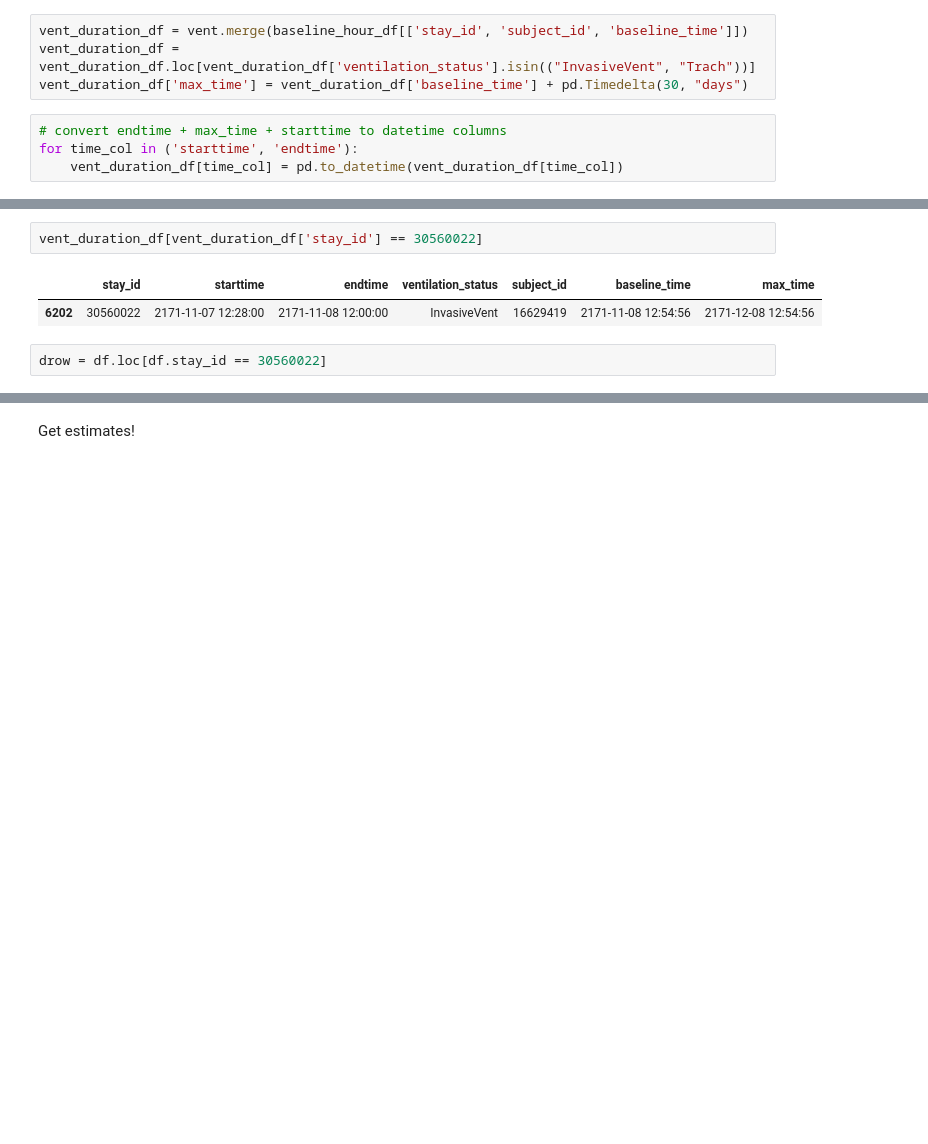
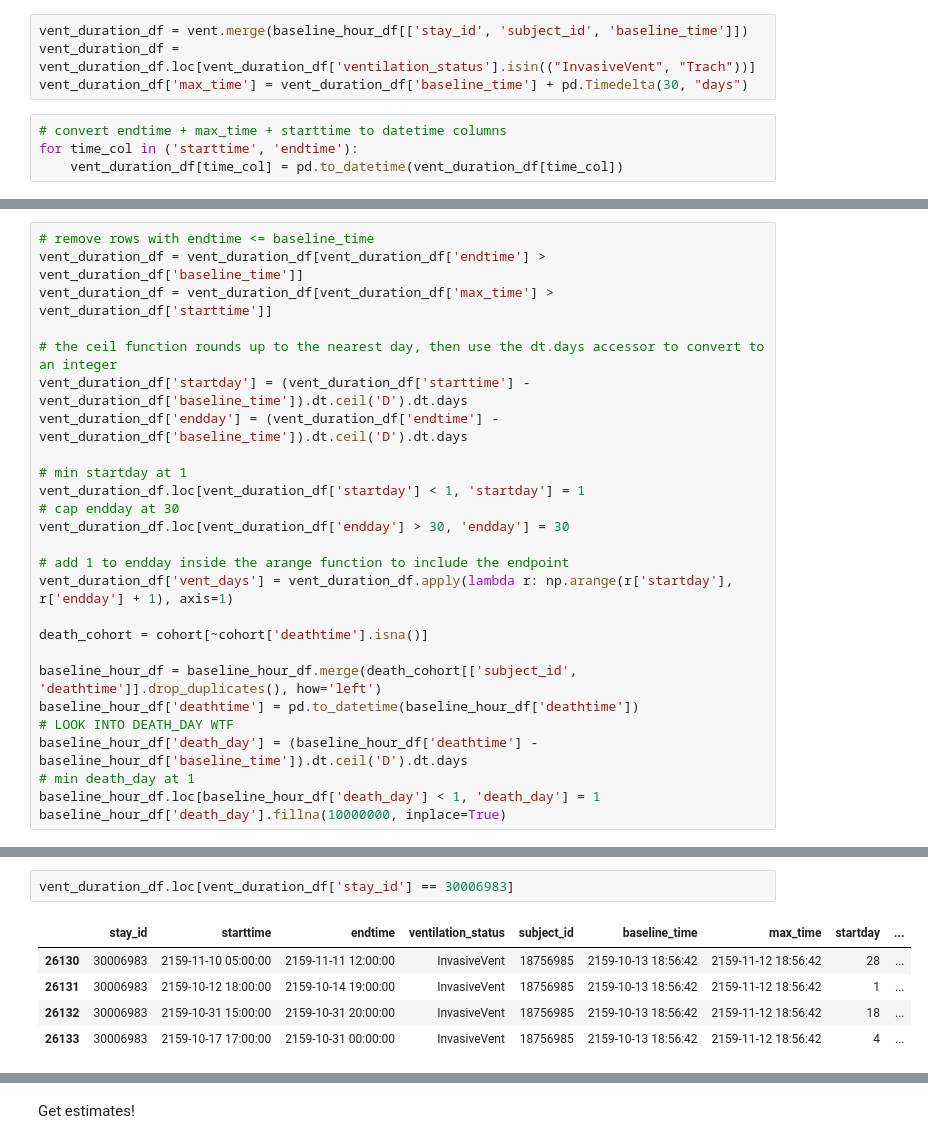
Before and after one commit to amanchoudhri/liberation-timing-paper, a Jupyter notebook: main.ipynb, the cells around one changed output, grey strips where cells are left out. Drawn from its saved outputs; the diff is of its cells as text; blank space fills up the shorter version.

```diff
--- a/main.ipynb
+++ b/main.ipynb
@@ -643,0 +639,26 @@ x = _stays(vent_duration_df)[
+# %%
+# remove rows with endtime <= baseline_time
+vent_duration_df = vent_duration_df[vent_duration_df['endtime'] > vent_duration_df['baseline_time']]
+vent_duration_df = vent_duration_df[vent_duration_df['max_time'] > vent_duration_df['starttime']]
+
+# the ceil function rounds up to the nearest day, then use the dt.days accessor to convert to an integer
+vent_duration_df['startday'] = (vent_duration_df['starttime'] - vent_duration_df['baseline_time']).dt.ceil('D').dt.days
+vent_duration_df['endday'] = (vent_duration_df['endtime'] - vent_duration_df['baseline_time']).dt.ceil('D').dt.days
+
+# min startday at 1
+vent_duration_df.loc[vent_duration_df['startday'] < 1, 'startday'] = 1
+# cap endday at 30
+vent_duration_df.loc[vent_duration_df['endday'] > 30, 'endday'] = 30
+
+# add 1 to endday inside the arange function to include the endpoint
+vent_duration_df['vent_days'] = vent_duration_df.apply(lambda r: np.arange(r['startday'], r['endday'] + 1), axis=1)
+
+death_cohort = cohort[~cohort['deathtime'].isna()]
+
+baseline_hour_df = baseline_hour_df.merge(death_cohort[['subject_id', 'deathtime']].drop_duplicates(), how='left')
+baseline_hour_df['deathtime'] = pd.to_datetime(baseline_hour_df['deathtime'])
+# LOOK INTO DEATH_DAY WTF
+baseline_hour_df['death_day'] = (baseline_hour_df['deathtime'] - baseline_hour_df['baseline_time']).dt.ceil('D').dt.days
+# min death_day at 1
+baseline_hour_df.loc[baseline_hour_df['death_day'] < 1, 'death_day'] = 1
+baseline_hour_df['death_day'].fillna(10000000, inplace=True)
@@ -644,7 +709,8 @@ x = _stays(vent_duration_df)[
 # %%
-vent_duration_df[vent_duration_df['stay_id'] == 30560022]
+vent_duration_df.loc[vent_duration_df['stay_id'] == 30006983]
 # %% [output]
-|  | stay_id | starttime | endtime | ventilation_status | subject_id | baseline_time | max_time |
-| 6202 | 30560022 | 2171-11-07 12:28:00 | 2171-11-08 12:00:00 | InvasiveVent | 16629419 | 2171-11-08 12:54:56 | 2171-12-08 12:54:56 |
+|  | stay_id | starttime | endtime | ventilation_status | subject_id | baseline_time | max_time | startday | ... |
+| 26130 | 30006983 | 2159-11-10 05:00:00 | 2159-11-11 12:00:00 | InvasiveVent | 18756985 | 2159-10-13 18:56:42 | 2159-11-12 18:56:42 | 28 | ... |
+| 26131 | 30006983 | 2159-10-12 18:00:00 | 2159-10-14 19:00:00 | InvasiveVent | 18756985 | 2159-10-13 18:56:42 | 2159-11-12 18:56:42 | 1 | ... |
+| 26132 | 30006983 | 2159-10-31 15:00:00 | 2159-10-31 20:00:00 | InvasiveVent | 18756985 | 2159-10-13 18:56:42 | 2159-11-12 18:56:42 | 18 | ... |
+| 26133 | 30006983 | 2159-10-17 17:00:00 | 2159-10-31 00:00:00 | InvasiveVent | 18756985 | 2159-10-13 18:56:42 | 2159-11-12 18:56:42 | 4 | ... |
-# %%
-drow = df.loc[df.stay_id == 30560022]
```
Also changed, not shown: parts of 15 cells of this notebook.
